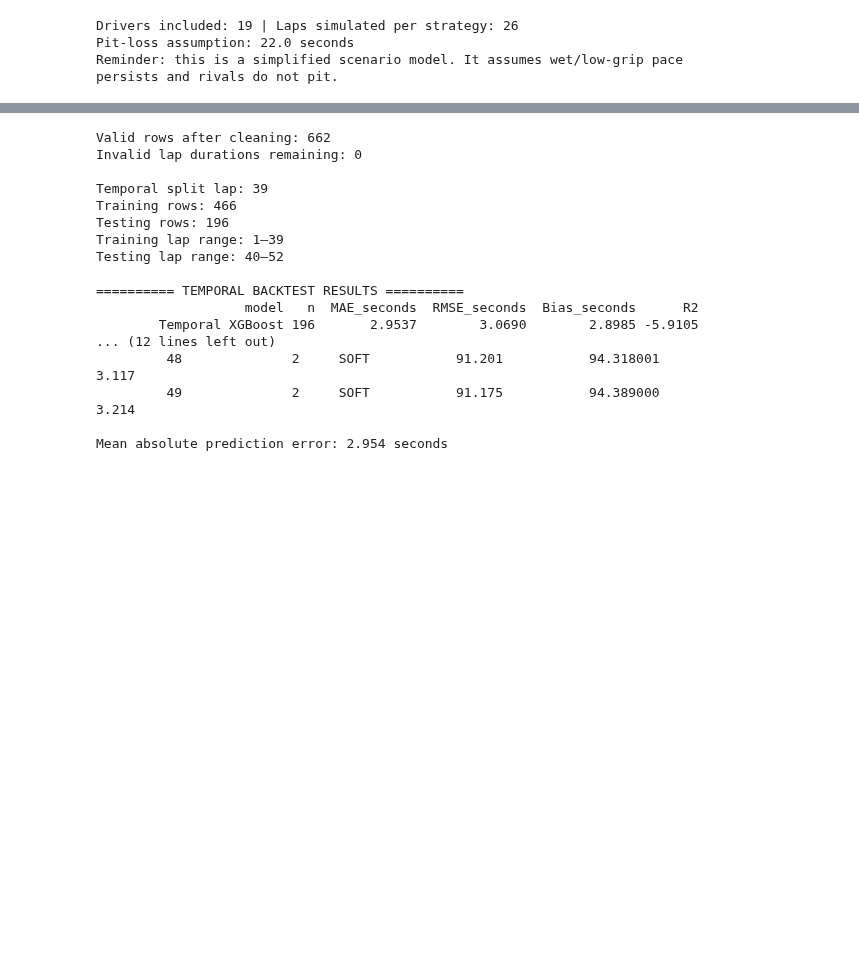
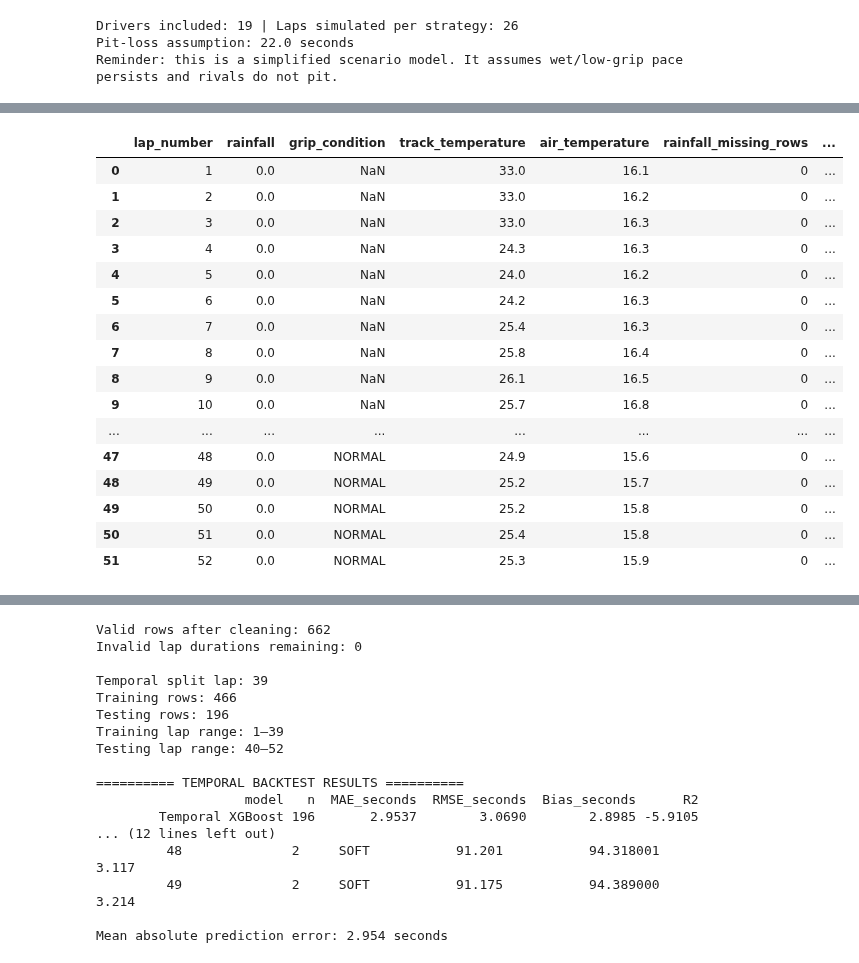
Before and after one commit to nihankale07-bot/pitwall, a Jupyter notebook: notebooks/08_strategy_simulator.ipynb, the cells around one changed output, grey strips where cells are left out. Cells and saved outputs as stored; diff of their text form; code cells hidden in the pictures; blank space fills up the shorter version.

```diff
--- a/notebooks/08_strategy_simulator.ipynb
+++ b/notebooks/08_strategy_simulator.ipynb
@@ -6837,3 +6840,78 @@ print(
 Drivers included: 19 | Laps simulated per strategy: 26
 Pit-loss assumption: 22.0 seconds
 Reminder: this is a simplified scenario model. It assumes wet/low-grip pace persists and rivals do not pit.
+# %%
+
+# PITWALL — Weather timeline audit for strategy scenarios
+# Purpose: identify observed lap-by-lap weather changes and coverage.
+# This is a diagnostic cell, not a forecast of future weather.
+
+import pandas as pd
+import numpy as np
+
+SESSION = 9558
+
+weather = pd.read_parquet(DATA_DIR / "weather.parquet")
+race_weather = pd.read_parquet(DATA_DIR / "race_state.parquet")
+
+race_weather = race_weather[
+    race_weather["session_key"] == SESSION
+].copy()
+
+print("WEATHER DATASET")
+print("Shape:", weather.shape)
+print("Columns:", weather.columns.tolist())
+print("\nMissing values:")
+display(weather.isna().sum().sort_values(ascending=False).to_frame(
+    "missing_count"
+))
+
+# Summarise race-state weather once per lap, rather than counting
+# every driver's row as an independent weather observation.
+weather_columns = [
+    c for c in [
+        "rainfall",
+        "grip_condition",
+        "weather_state",
+        "track_temperature",
+        "air_temperature",
+    ]
+    if c in race_weather.columns
+]
+
+lap_weather = (
+    race_weather.groupby("lap_number")[weather_columns]
+    .agg(lambda s: s.dropna().iloc[0] if s.notna().any() else np.nan)
+    .reset_index()
+)
+
+missing_by_lap = (
+    race_weather.groupby("lap_number")[weather_columns]
+    .agg(lambda s: s.isna().sum())
+    .reset_index()
+)
+
+missing_by_lap = missing_by_lap.rename(
+    columns={c: f"{c}_missing_rows" for c in weather_columns}
+)
+
+lap_weather = lap_weather.merge(
+    missing_by_lap, on="lap_number", how="left"
+)
+
+print("\nOBSERVED WEATHER TIMELINE")
+display(lap_weather.to_string(index=False) if False else lap_weather)
+
+print("\nWEATHER STATE COUNTS")
+for col in ["rainfall", "grip_condition", "weather_state"]:
+    if col in race_weather.columns:
+        print(f"\n{col}:")
+        print(race_weather.groupby("lap_number")[col].first()
+              .value_counts(dropna=False).to_string())
+
+print(
+    "\nImportant: these are observed race conditions, not information "
+    "available to a strategist at lap 26. We will use them to design "
+    "plausible scenarios, not assume the historical future is known."
+)
+# %% [output]
@@ -6839,0 +6935,17 @@ Reminder: this is a simplified scenario model. It assumes wet/low-grip pace pers
+|  | lap_number | rainfall | grip_condition | track_temperature | air_temperature | rainfall_missing_rows | ... |
+| 0 | 1 | 0.0 | NaN | 33.0 | 16.1 | 0 | ... |
+| 1 | 2 | 0.0 | NaN | 33.0 | 16.2 | 0 | ... |
+| 2 | 3 | 0.0 | NaN | 33.0 | 16.3 | 0 | ... |
+| 3 | 4 | 0.0 | NaN | 24.3 | 16.3 | 0 | ... |
+| 4 | 5 | 0.0 | NaN | 24.0 | 16.2 | 0 | ... |
+| 5 | 6 | 0.0 | NaN | 24.2 | 16.3 | 0 | ... |
+| 6 | 7 | 0.0 | NaN | 25.4 | 16.3 | 0 | ... |
+| 7 | 8 | 0.0 | NaN | 25.8 | 16.4 | 0 | ... |
+| 8 | 9 | 0.0 | NaN | 26.1 | 16.5 | 0 | ... |
+| 9 | 10 | 0.0 | NaN | 25.7 | 16.8 | 0 | ... |
+| ... | ... | ... | ... | ... | ... | ... | ... |
+| 47 | 48 | 0.0 | NORMAL | 24.9 | 15.6 | 0 | ... |
+| 48 | 49 | 0.0 | NORMAL | 25.2 | 15.7 | 0 | ... |
+| 49 | 50 | 0.0 | NORMAL | 25.2 | 15.8 | 0 | ... |
+| 50 | 51 | 0.0 | NORMAL | 25.4 | 15.8 | 0 | ... |
+| 51 | 52 | 0.0 | NORMAL | 25.3 | 15.9 | 0 | ... |
```
Also changed, not shown: parts of 9 cells of this notebook, 7 other files.
